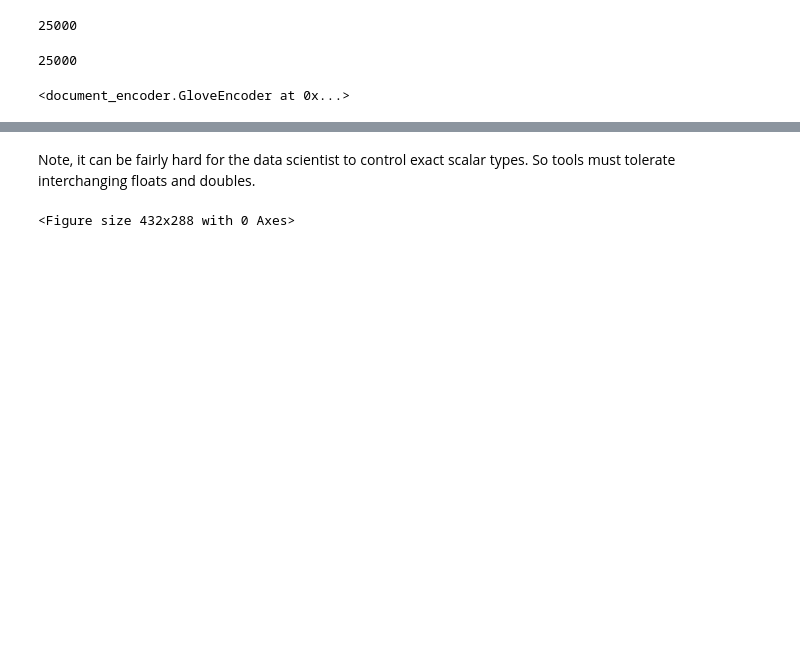
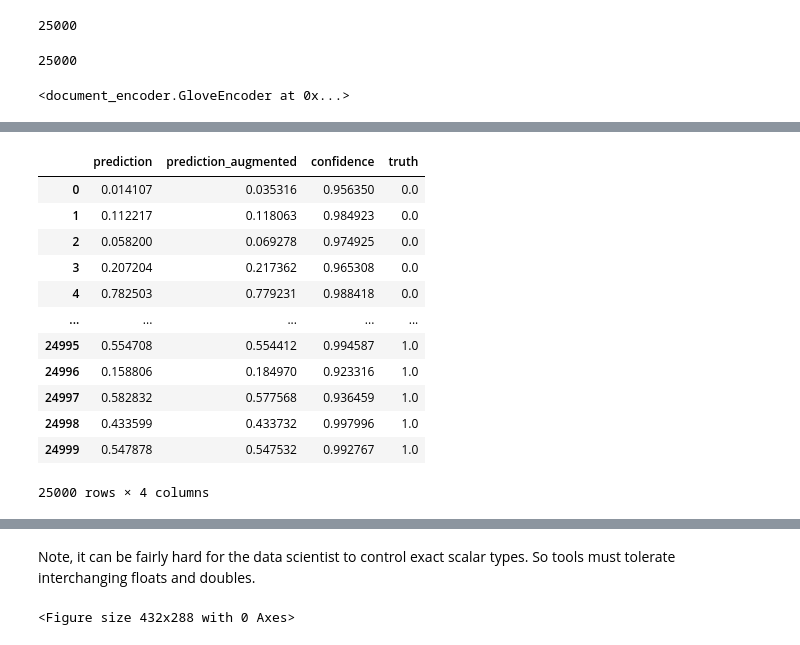
Before and after one commit to WinVector/ATasteOfDataScience, a Jupyter notebook: 03_Augment/IMDB_sentiment_aug.ipynb, the cells around one changed output, grey strips where cells are left out. Drawn from its saved outputs; the diff is of its cells as text; code cells hidden in the pictures; blank space fills up the shorter version.

```diff
--- a/03_Augment/IMDB_sentiment_aug.ipynb
+++ b/03_Augment/IMDB_sentiment_aug.ipynb
@@ -173,0 +180,16 @@ dtype: object
+# %%
+pred_test_frame
+# %% [output]
+|  | prediction | prediction_augmented | confidence | truth |
+| 0 | 0.014107 | 0.035316 | 0.956350 | 0.0 |
+| 1 | 0.112217 | 0.118063 | 0.984923 | 0.0 |
+| 2 | 0.058200 | 0.069278 | 0.974925 | 0.0 |
+| 3 | 0.207204 | 0.217362 | 0.965308 | 0.0 |
+| 4 | 0.782503 | 0.779231 | 0.988418 | 0.0 |
+| ... | ... | ... | ... | ... |
+| 24995 | 0.554708 | 0.554412 | 0.994587 | 1.0 |
+| 24996 | 0.158806 | 0.184970 | 0.923316 | 1.0 |
+| 24997 | 0.582832 | 0.577568 | 0.936459 | 1.0 |
+| 24998 | 0.433599 | 0.433732 | 0.997996 | 1.0 |
+| 24999 | 0.547878 | 0.547532 | 0.992767 | 1.0 |
+25000 rows × 4 columns
```
Also changed, not shown: parts of 19 cells of this notebook, 3 other files.
